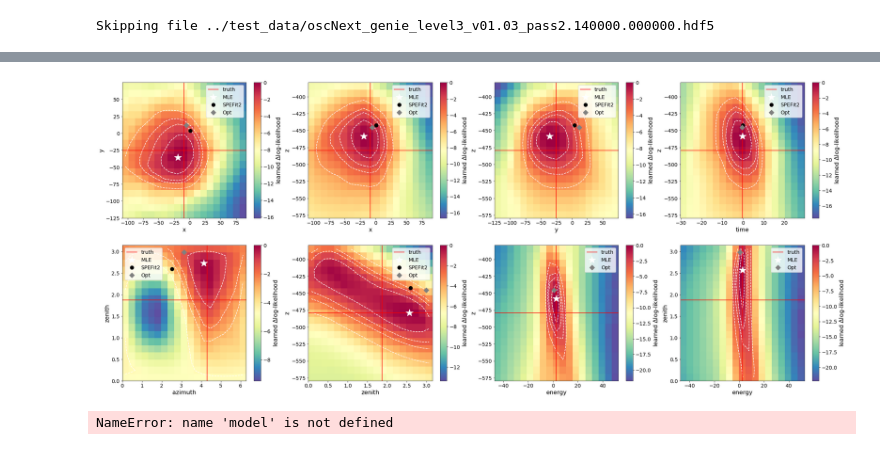
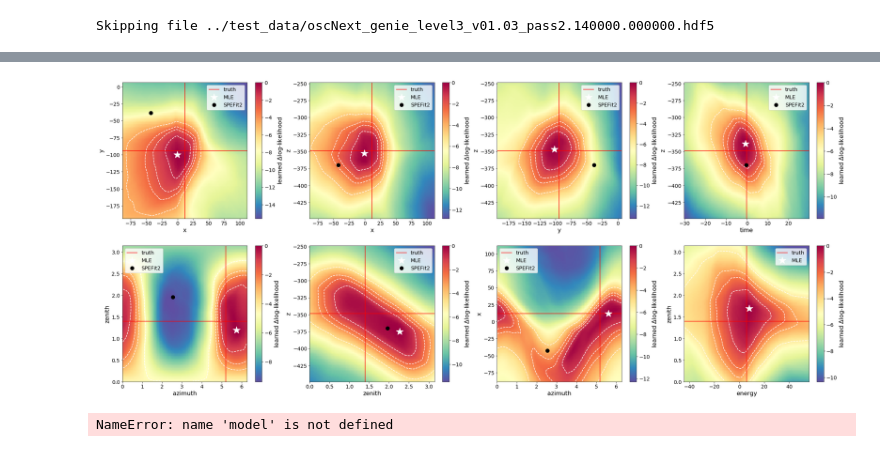
Before and after one commit to philippeller/IceNet, a Jupyter notebook: IceNet_llh_free.ipynb, the cells around one changed output, grey strips where cells are left out. Saved outputs shown, nothing was run; the diff lists cells and outputs as text; code cells hidden in the pictures.

```diff
--- a/IceNet_llh_free.ipynb
+++ b/IceNet_llh_free.ipynb
@@ -92,0 +127,11 @@ class trafo(tf.keras.layers.Layer):
+# %%
+class LossHistory(tf.keras.callbacks.Callback):
+    def __init__(self):
+        self.train_losses = []
+        self.test_losses = []
+
+    def on_train_batch_end(self, batch, logs={}):
+        self.train_losses.append(logs.get('loss'))
+
+    def on_test_batch_end(self, batch, logs={}):
+        self.test_losses.append(logs.get('loss'))
@@ -268,7 +357,7 @@ outputs_train = np.concatenate([np.ones(X_data_train.shape[0]), np.zeros(X_data_
 inputs_test = [np.vstack([X_data_test, X_data_test]),  np.vstack([X_params_test, np.random.permutation(X_params_test)])]
 outputs_test = np.concatenate([np.ones(X_data_test.shape[0]), np.zeros(X_data_test.shape[0])])
 # %%
-for i in range(30):
+for i in range(10):
 
     #if i%2:
     #    optimizer = tf.keras.optimizers.Adam(0.0001)
@@ -306,7 +395,7 @@ for i in range(30):
 
     print('Epoch %i'%(len(loss_history)+1))
 
-    model.fit(inputs_train, outputs_train, batch_size=512, epochs=1, validation_data=(inputs_test, outputs_test))
+    model.fit(inputs_train, outputs_train, batch_size=512, epochs=1, validation_data=(inputs_test, outputs_test), callbacks=[my_history,])
 
     loss_history.append(model.history.history['loss'])
     val_loss_history.append(model.history.history['val_loss'])
@@ -320,4 +409,8 @@ ax.set_yscale('log')
 ax.set_xlabel('Epoch')
 ax.set_ylabel('Loss')
 ax.legend()
+
+
+
+# Best Loss: 0.5248 - val_loss: 0.5300 @ 90 Epochs
 # %% [output]
@@ -343,5 +456,5 @@ Train on 148526 samples, validate on 16504 samples
 # %%
-event_idx = 535 #5697
+event_idx = 121 #332 #5697
 
 true_params = X_params_test[event_idx]
 # %%
@@ -437,10 +550,10 @@ def plot_2d(ax, plot_dim_x, plot_dim_y, N=100, d_x=100, d_y=100):
     except:
         pass
 
-    try:
-        ax.plot(x_opt[plot_idx_x],  x_opt[plot_idx_y], marker='D', color='gray', lw=0, ms=10, label='Opt')
-    except:
-        pass
+    #try:
+    #    ax.plot(x_opt[plot_idx_x],  x_opt[plot_idx_y], marker='D', color='gray', lw=0, ms=10, label='Opt')
+    #except:
+    #    pass
 
     #ax.set_xlabel('x position (m)')
     #ax.set_ylabel('y position (m)')
@@ -525,16 +700,16 @@ plt.legend()
 # %%
 fig, ax = plt.subplots(2, 4, figsize=(35,15), squeeze=False)
 
-N=19
+N=99
 
 plot_2d(ax[0,0], 'x', 'y', N=N)
 plot_2d(ax[0,1], 'x', 'z', N=N)
 plot_2d(ax[0,2], 'y', 'z', N=N)
 plot_2d(ax[0,3], 'time', 'z', N=N, d_x=30)
 plot_2d(ax[1,0], 'azimuth', 'zenith', N=N)
 plot_2d(ax[1,1], 'zenith', 'z', N=N)
-plot_2d(ax[1,2], 'energy', 'z', N=N, d_x = 50)
+plot_2d(ax[1,2], 'azimuth', 'x', N=N, d_x = 50)
 plot_2d(ax[1,3], 'energy', 'zenith', N=N, d_x = 50)
 # %% [output]
-[figure, old version]
+[figure, new version]
 # %%
```
Also changed, not shown: parts of 33 cells of this notebook, 2 other files.
